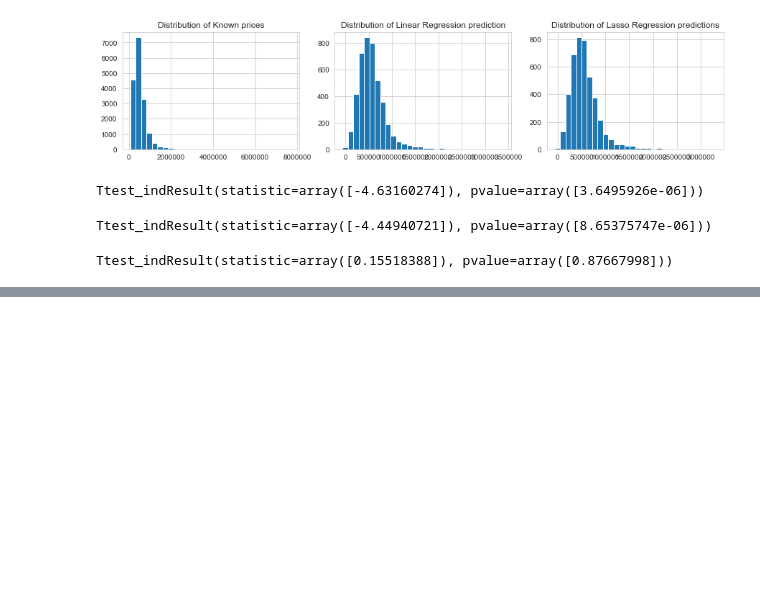
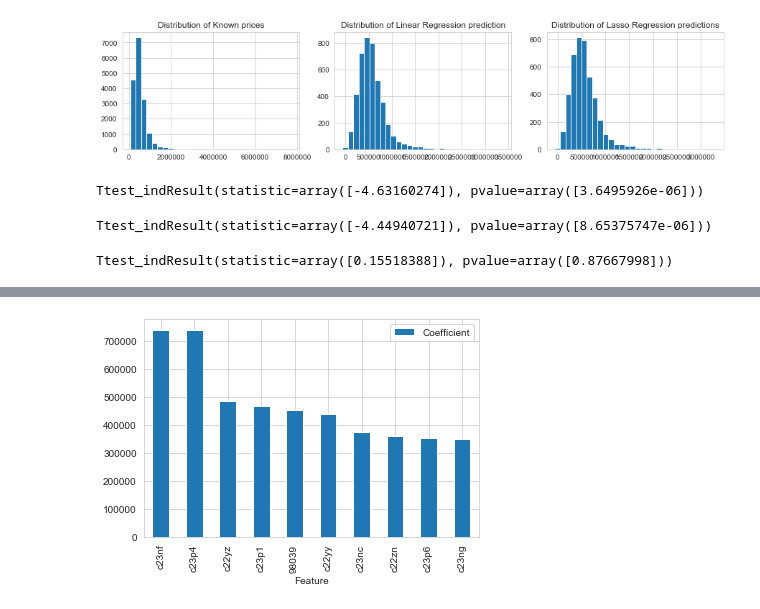
Before and after one commit to SlimHintz/King-County-Housing, a Jupyter notebook: finalModel.ipynb, the cells around one changed output, grey strips where cells are left out. Drawn from its saved outputs; the diff is of its cells as text; code cells hidden in the pictures; blank space fills up the shorter version.

```diff
--- a/finalModel.ipynb
+++ b/finalModel.ipynb
@@ -1134,0 +1157,5 @@ Ttest_indResult(statistic=array([0.15518388]), pvalue=array([0.87667998]))
+# %%
+# regression top 10
+regression_coefficients.set_index('Feature').sort_values('Coefficient', ascending=False).iloc[:10,:].plot(kind='bar');
+# %% [output]
+[figure, added]
```
Also changed, not shown: parts of 12 cells of this notebook.
